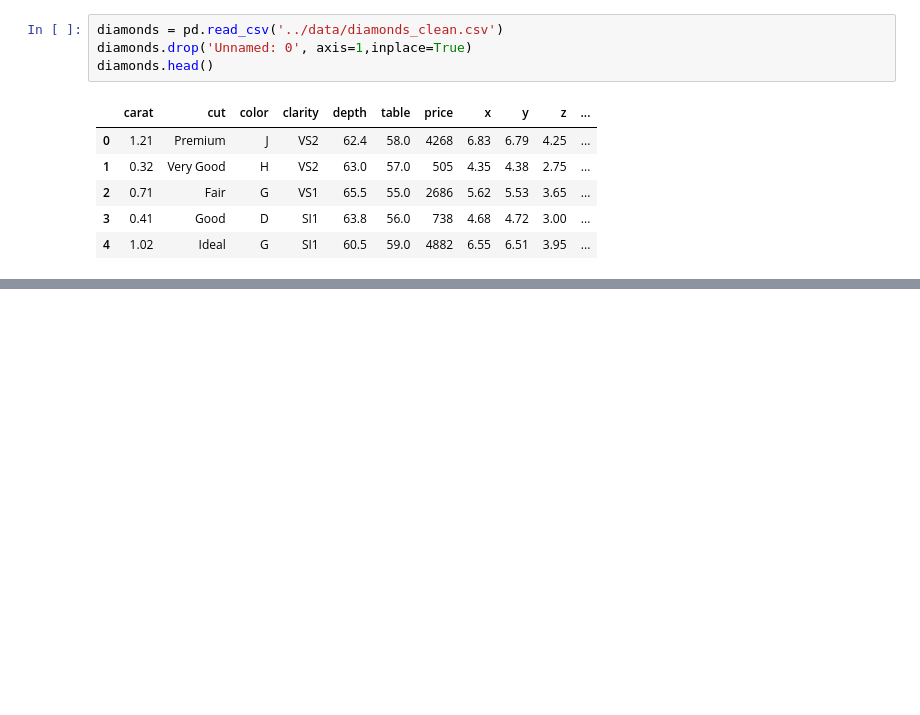
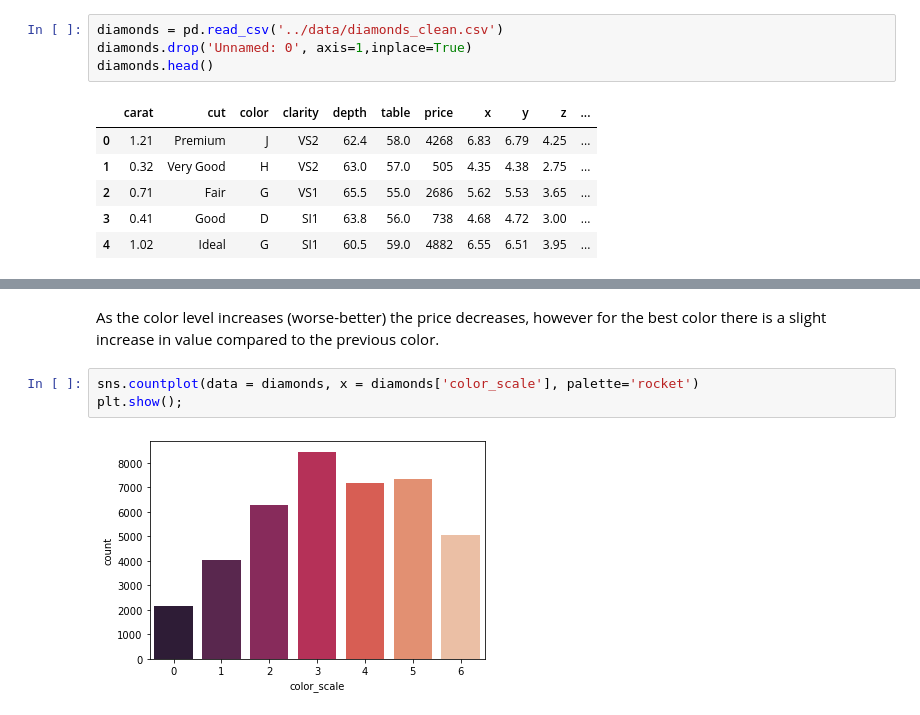
Before and after one commit to marinafdezban/ih_datamadpt1120_project_m2, a Jupyter notebook: notebooks/EDA and ab testing.ipynb, the cells around one changed output, grey strips where cells are left out. Cells and saved outputs as stored; diff of their text form; blank space fills up the shorter version.

```diff
--- a/notebooks/EDA and ab testing.ipynb
+++ b/notebooks/EDA and ab testing.ipynb
@@ -18,0 +45,7 @@ diamonds.head()
+# %% [markdown]
+As the color level increases (worse-better) the price decreases, however for the best color there is a slight increase in value compared to the previous color.
+# %%
+sns.countplot(data = diamonds, x = diamonds['color_scale'], palette='rocket')
+plt.show();
+# %% [output]
+[figure, added]
```
Also changed, not shown: parts of 26 cells of this notebook.
